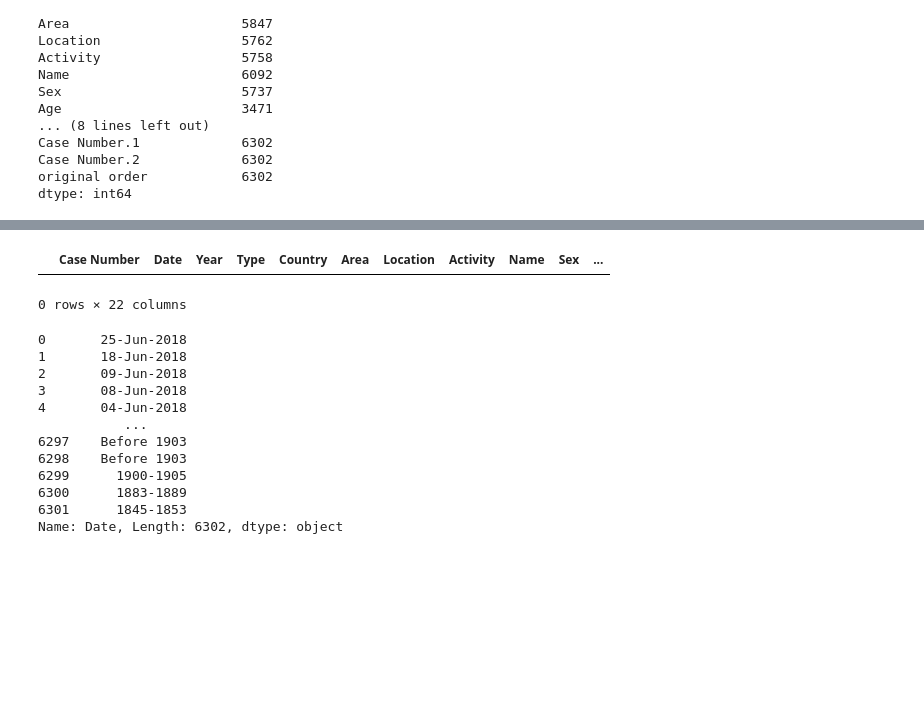
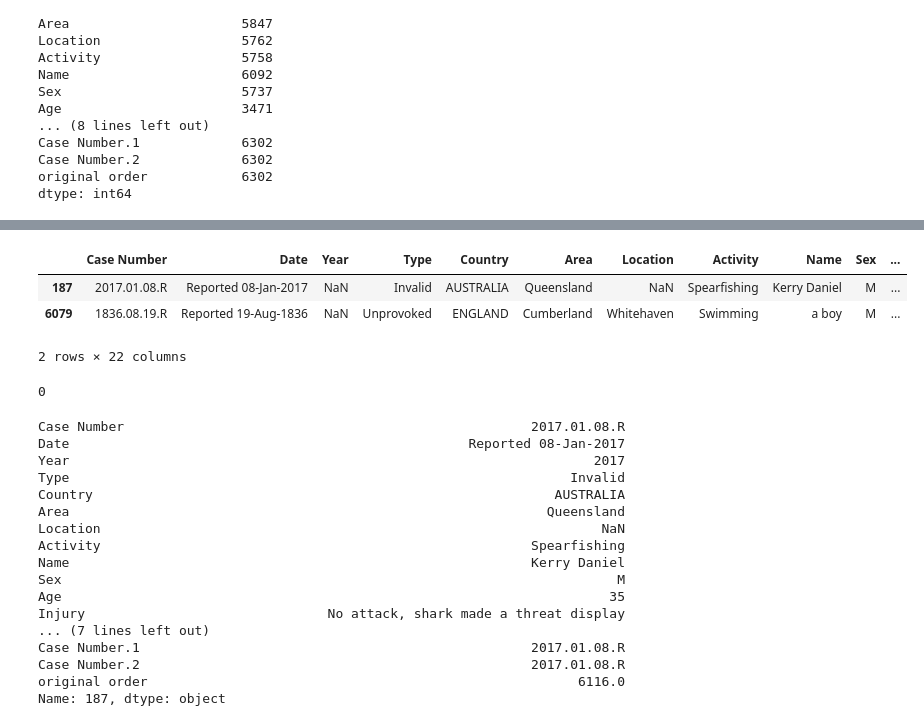
Before and after one commit to carlosferreirareis/Shark-Attack, a Jupyter notebook: Shark_Attack.ipynb, the cells around one changed output, grey strips where cells are left out. Saved outputs shown, nothing was run; the diff lists cells and outputs as text; code cells hidden in the pictures; blank space fills up the shorter version.

Commit message:
Finalização limpeza coluna Year

```diff
--- a/Shark_Attack.ipynb
+++ b/Shark_Attack.ipynb
@@ -87,3 +78,6 @@ shark_no_empty = shark.drop(empty_rows)
+# %%
+# Exclui do DataFrame as linhas vazias encontradas acima
+shark_no_empty = shark.dropna(how="all").copy(deep=True)    # how neste caso faz a mesma função do all da celula acima, pega todas as linhas nulas neste caso
 # %%
 shark_no_empty.info()
 # %% [output]
@@ -302,22 +273,35 @@ shark_no_empty.iloc[5481:5490+1,:]
 # %%
 # Tratamento coluna Date
-shark_no_empty[shark_no_empty['Date'].isnull()]   # Verifica que não possui nenhuma linha não preenchida na coluna Date
+shark_no_empty[shark_no_empty['Year'].isnull()]   # Verifica que não possui nenhuma linha não preenchida na coluna Date
 # %% [output]
 |  | Case Number | Date | Year | Type | Country | Area | Location | Activity | Name | Sex | ... |
+| 187 | 2017.01.08.R | Reported 08-Jan-2017 | NaN | Invalid | AUSTRALIA | Queensland | NaN | Spearfishing | Kerry Daniel | M | ... |
+| 6079 | 1836.08.19.R | Reported 19-Aug-1836 | NaN | Unprovoked | ENGLAND | Cumberland | Whitehaven | Swimming | a boy | M | ... |
-0 rows × 22 columns
+2 rows × 22 columns
-# %%
-shark_no_empty['Date']
-# %% [output]
-0       25-Jun-2018
-1       18-Jun-2018
-2       09-Jun-2018
-3       08-Jun-2018
-4       04-Jun-2018
-           ...
-6297    Before 1903
-6298    Before 1903
-6299      1900-1905
-6300      1883-1889
-6301      1845-1853
-Name: Date, Length: 6302, dtype: object
+# %%
+# Substitui valor nulo da coluna Year pelo valor correspondente ao ano que estava na coluna Date
+shark_no_empty.loc[shark_no_empty['Year'].isnull(),'Year']= shark_no_empty['Date'].str[-4:]
+shark_no_empty['Year'].isnull().sum()
+# %% [output]
+0
+# %%
+shark_no_empty.loc[187]
+# %% [output]
+Case Number                                                    2017.01.08.R
+Date                                                   Reported 08-Jan-2017
+Year                                                                   2017
+Type                                                                Invalid
+Country                                                           AUSTRALIA
+Area                                                             Queensland
+Location                                                                NaN
+Activity                                                       Spearfishing
+Name                                                           Kerry Daniel
+Sex                                                                       M
+Age                                                                      35
+Injury                               No attack, shark made a threat display
+... (7 lines left out)
+Case Number.1                                                  2017.01.08.R
+Case Number.2                                                  2017.01.08.R
+original order                                                       6116.0
+Name: 187, dtype: object
 # %%
```
Also changed, not shown: parts of 16 cells of this notebook, 3 other files.
